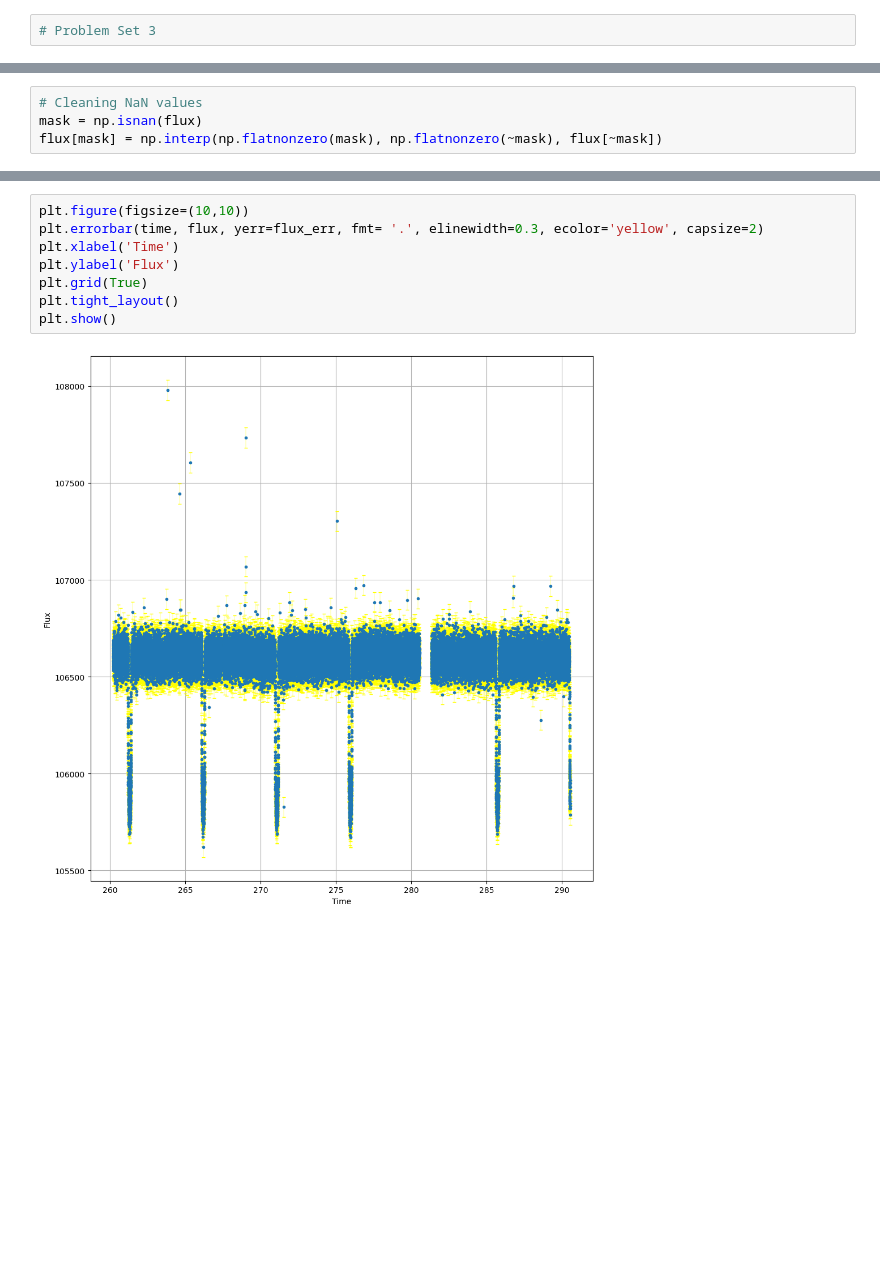
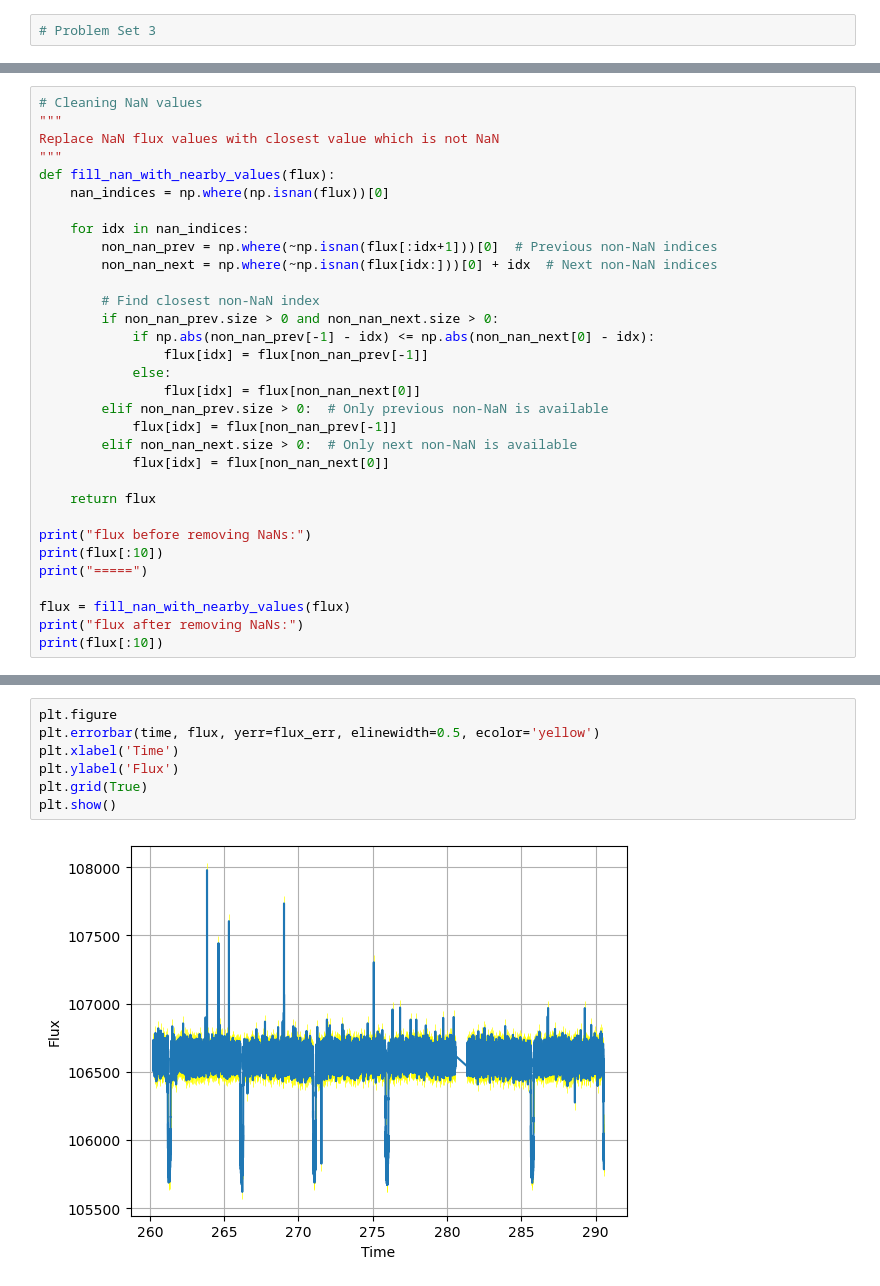
Before and after one commit to Columbia-Astronomy-4260/astr-4260-Juliahaynes777, a Jupyter notebook: PS3/PS3.ipynb, the cells around one changed output, grey strips where cells are left out. Cells and saved outputs as stored; diff of their text form; blank space fills up the shorter version.

```diff
--- a/PS3/PS3.ipynb
+++ b/PS3/PS3.ipynb
@@ -69,5 +54,33 @@ print(flux_err[:10])
  51.4481   51.427048 51.430946]
 # %%
 # Cleaning NaN values
-mask = np.isnan(flux)
-flux[mask] = np.interp(np.flatnonzero(mask), np.flatnonzero(~mask), flux[~mask])
+"""
+Replace NaN flux values with closest value which is not NaN
+"""
+def fill_nan_with_nearby_values(flux):
+    nan_indices = np.where(np.isnan(flux))[0]
+
+    for idx in nan_indices:
+        non_nan_prev = np.where(~np.isnan(flux[:idx+1]))[0]  # Previous non-NaN indices
+        non_nan_next = np.where(~np.isnan(flux[idx:]))[0] + idx  # Next non-NaN indices
+
+        # Find closest non-NaN index
+        if non_nan_prev.size > 0 and non_nan_next.size > 0:
+            if np.abs(non_nan_prev[-1] - idx) <= np.abs(non_nan_next[0] - idx):
+                flux[idx] = flux[non_nan_prev[-1]]
+            else:
+                flux[idx] = flux[non_nan_next[0]]
+        elif non_nan_prev.size > 0:  # Only previous non-NaN is available
+            flux[idx] = flux[non_nan_prev[-1]]
+        elif non_nan_next.size > 0:  # Only next non-NaN is available
+            flux[idx] = flux[non_nan_next[0]]
+
+    return flux
+
+print("flux before removing NaNs:")
+print(flux[:10])
+print("=====")
+
+flux = fill_nan_with_nearby_values(flux)
+print("flux after removing NaNs:")
+print(flux[:10])
@@ -74,11 +95,10 @@ flux[mask] = np.interp(np.flatnonzero(mask), np.flatnonzero(~mask), flux[~mask])
 # %%
-plt.figure(figsize=(10,10))
-plt.errorbar(time, flux, yerr=flux_err, fmt= '.', elinewidth=0.3, ecolor='yellow', capsize=2)
+plt.figure
+plt.errorbar(time, flux, yerr=flux_err, elinewidth=0.5, ecolor='yellow')
 plt.xlabel('Time')
 plt.ylabel('Flux')
 plt.grid(True)
-plt.tight_layout()
 plt.show()
 # %% [output]
-[figure, old version]
+[figure, new version]
 # %%
```
Also changed, not shown: parts of 19 cells of this notebook.
